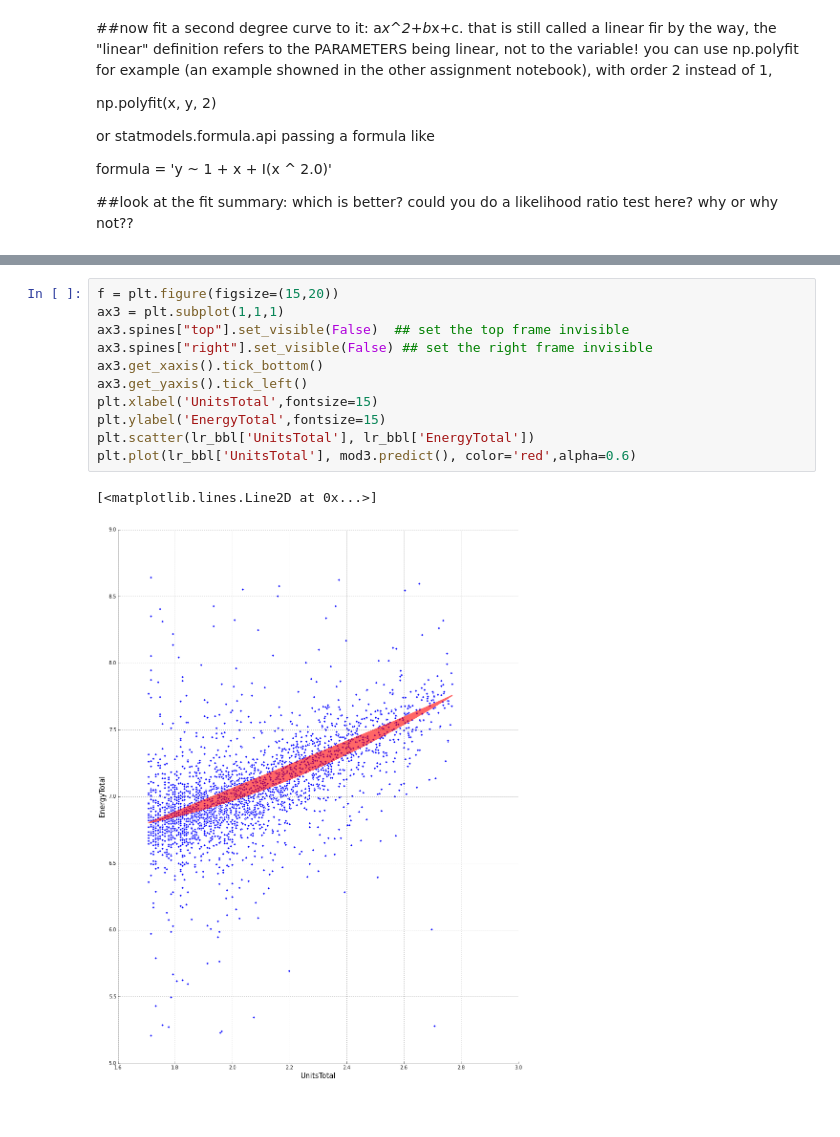
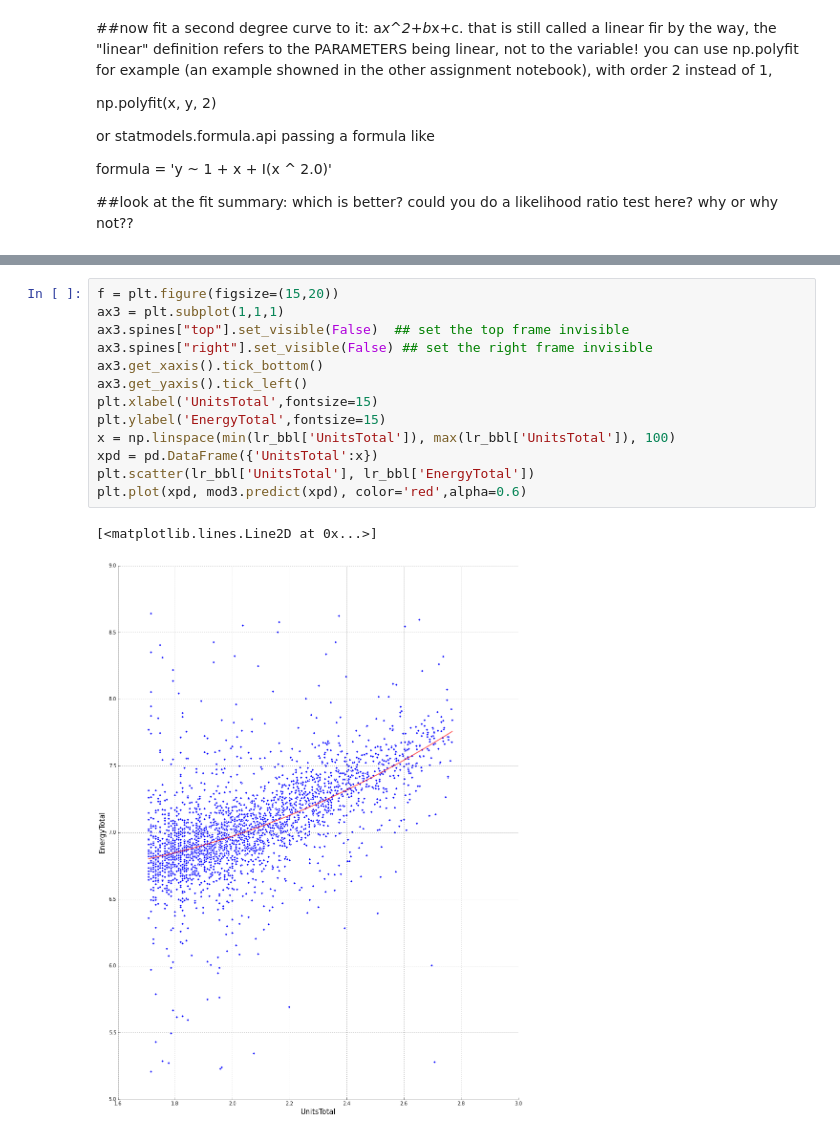
Before and after one commit to linfengzhou/PUI2015_lzhou, a Jupyter notebook: HW5/building_nrg_instructions.ipynb, the cells around one changed output, grey strips where cells are left out. Cells and saved outputs as stored; diff of their text form.

```diff
--- a/HW5/building_nrg_instructions.ipynb
+++ b/HW5/building_nrg_instructions.ipynb
@@ -347,14 +345,16 @@ OLS Regression Results
 # %%
 f = plt.figure(figsize=(15,20))
 ax3 = plt.subplot(1,1,1)
 ax3.spines["top"].set_visible(False)  ## set the top frame invisible
 ax3.spines["right"].set_visible(False) ## set the right frame invisible
 ax3.get_xaxis().tick_bottom()
 ax3.get_yaxis().tick_left()
 plt.xlabel('UnitsTotal',fontsize=15)
 plt.ylabel('EnergyTotal',fontsize=15)
+x = np.linspace(min(lr_bbl['UnitsTotal']), max(lr_bbl['UnitsTotal']), 100)
+xpd = pd.DataFrame({'UnitsTotal':x})
 plt.scatter(lr_bbl['UnitsTotal'], lr_bbl['EnergyTotal'])
-plt.plot(lr_bbl['UnitsTotal'], mod3.predict(), color='red',alpha=0.6)
+plt.plot(xpd, mod3.predict(xpd), color='red',alpha=0.6)
 # %% [output]
 [<matplotlib.lines.Line2D at 0x...>]
-[figure, old version]
+[figure, new version]
```
Also changed, not shown: parts of 11 cells of this notebook.
